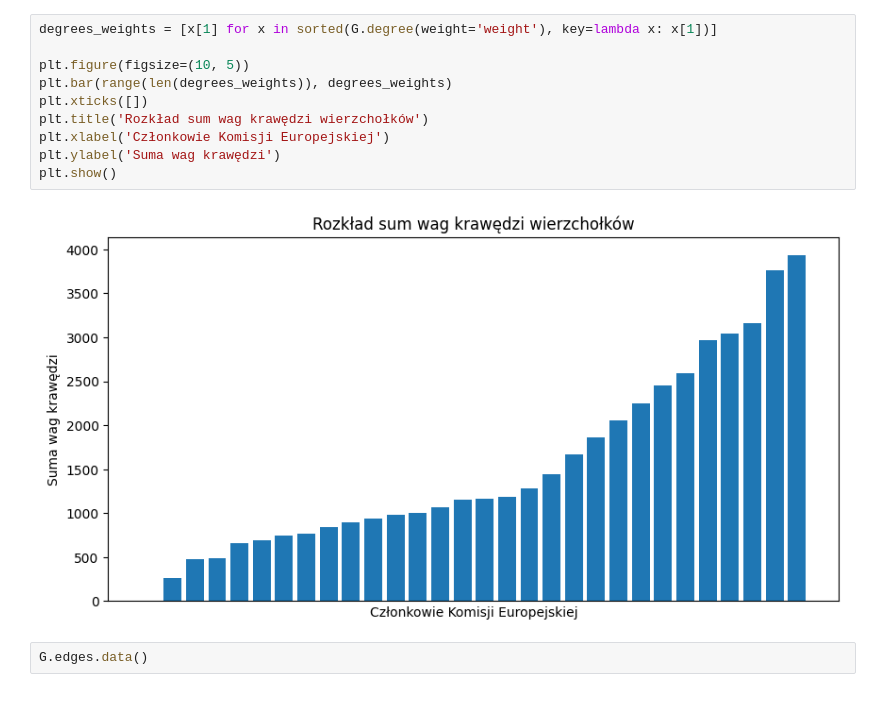
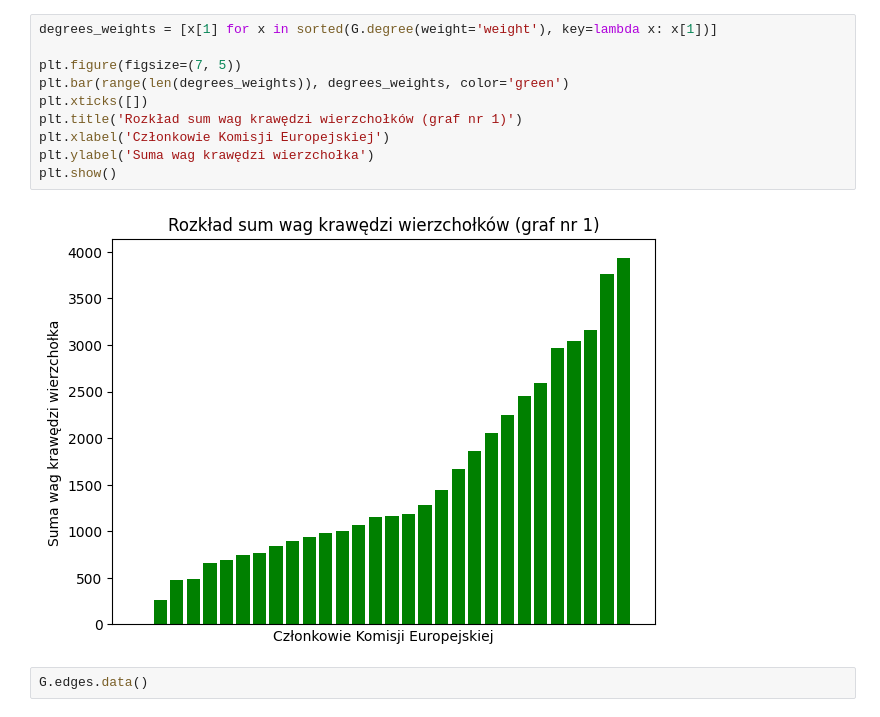
Before and after one commit to maksanm/EU-Commission-Network-Analyzis, a Jupyter notebook: src/graphs/experiments.ipynb, the cells around one changed output. Drawn from its saved outputs; the diff is of its cells as text.

```diff
--- a/src/graphs/experiments.ipynb
+++ b/src/graphs/experiments.ipynb
@@ -56,15 +61,15 @@ plt.draw()
 # %%
 degrees_weights = [x[1] for x in sorted(G.degree(weight='weight'), key=lambda x: x[1])]
 
-plt.figure(figsize=(10, 5))
-plt.bar(range(len(degrees_weights)), degrees_weights)
+plt.figure(figsize=(7, 5))
+plt.bar(range(len(degrees_weights)), degrees_weights, color='green')
 plt.xticks([])
-plt.title('Rozkład sum wag krawędzi wierzchołków')
+plt.title('Rozkład sum wag krawędzi wierzchołków (graf nr 1)')
 plt.xlabel('Członkowie Komisji Europejskiej')
-plt.ylabel('Suma wag krawędzi')
+plt.ylabel('Suma wag krawędzi wierzchołka')
 plt.show()
 # %% [output]
-[figure, old version]
+[figure, new version]
 # %%
 G.edges.data()
 # %% [output]
```
Also changed, not shown: parts of 38 cells of this notebook.
